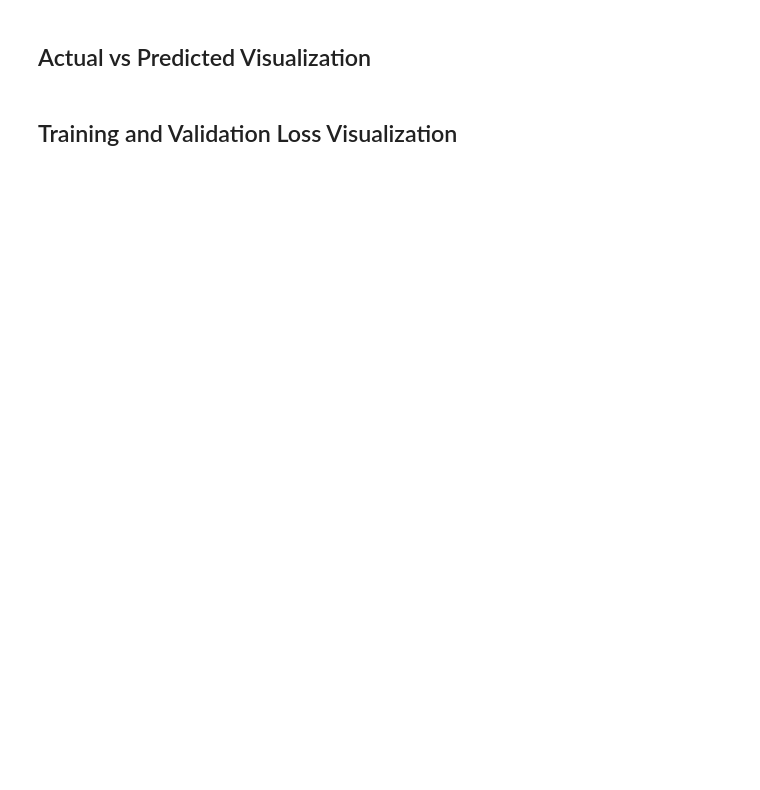
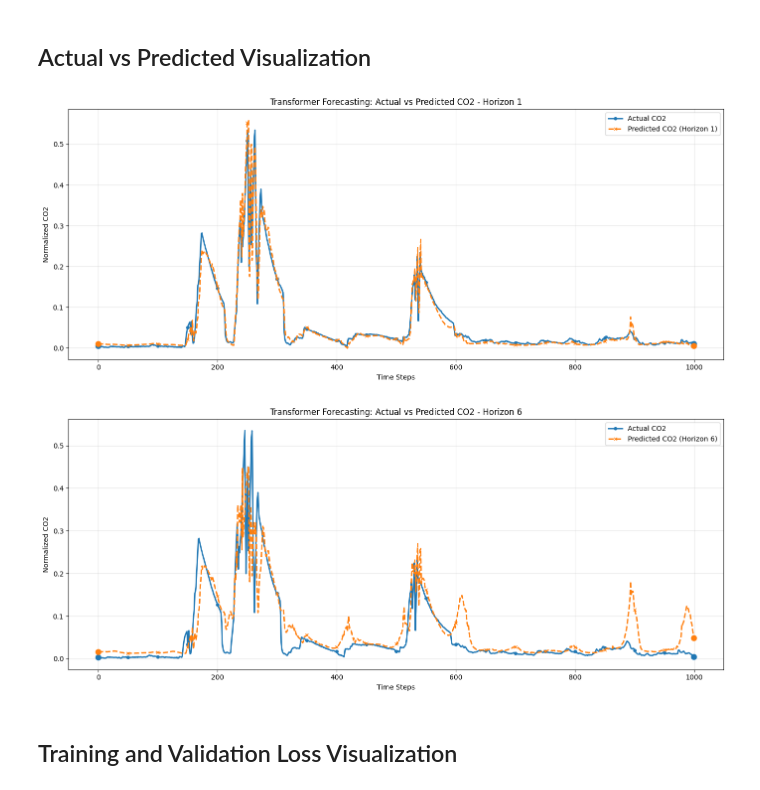
Before and after one commit to nid2709/TSA, a Jupyter notebook: notebooks/Transformer.ipynb, the cells around one changed output. Saved outputs shown, nothing was run; the diff lists cells and outputs as text; code cells hidden in the pictures; blank space fills up the shorter version.

```diff
--- a/notebooks/Transformer.ipynb
+++ b/notebooks/Transformer.ipynb
@@ -843,10 +867,11 @@ if predictions_2d.ndim == 1:
 
 horizon = predictions_2d.shape[1]
 
-# Actual CO2 is the real measured CO2 signal.
-# It stays the same signal; for each graph it is aligned to the selected prediction horizon.
-# If you change OUTPUT_LENGTH later, change this list also if needed.
-horizons_to_plot = [1, 6]
+# The actual target signal is aligned to the selected prediction horizon.
+horizons_to_plot = [1]
+
+if horizon > 1:
+    horizons_to_plot.append(horizon)
 
 for horizon_to_compare in horizons_to_plot:
 
@@ -859,18 +884,18 @@ for horizon_to_compare in horizons_to_plot:
         horizon_index = horizon_to_compare - 1
 
         # Actual values
-        actual_co2 = actual_2d[:, horizon_index]
+        actual_values = actual_2d[:, horizon_index]
 
         # Predicted values
-        predicted_co2 = predictions_2d[:, horizon_index]
+        predicted_values = predictions_2d[:, horizon_index]
 
-        plot_size = min(PLOT_SIZE, len(actual_co2), len(predicted_co2))
+        plot_size = min(PLOT_SIZE, len(actual_values), len(predicted_values))
         time_steps = np.arange(plot_size)
 
         plt.plot(
             time_steps,
-            actual_co2[:plot_size],
-            label="Actual CO2",
+            actual_values[:plot_size],
+            label=f"Actual {target_label}",
             linewidth=2,
             marker="o",
             markevery=50,
@@ -879,8 +904,8 @@ for horizon_to_compare in horizons_to_plot:
 
         plt.plot(
             time_steps,
-            predicted_co2[:plot_size],
-            label=f"Predicted CO2 (Horizon {horizon_to_compare})",
+            predicted_values[:plot_size],
+            label=f"Predicted {target_label} (Horizon {horizon_to_compare})",
             linewidth=2,
             linestyle="--",
             marker="x",
@@ -891,44 +916,47 @@ for horizon_to_compare in horizons_to_plot:
         # Highlight the first and last plotted points.
         plt.scatter(
             [time_steps[0], time_steps[-1]],
-            [actual_co2[:plot_size][0], actual_co2[:plot_size][-1]],
+            [actual_values[:plot_size][0], actual_values[:plot_size][-1]],
             s=60,
             zorder=5
         )
 
         plt.scatter(
             [time_steps[0], time_steps[-1]],
-            [predicted_co2[:plot_size][0], predicted_co2[:plot_size][-1]],
+            [predicted_values[:plot_size][0], predicted_values[:plot_size][-1]],
             s=60,
             zorder=5
         )
 
         # Plot formatting
-        plt.title(f"Transformer Forecasting: Actual vs Predicted CO2 - Horizon {horizon_to_compare}")
+        plt.title(f"Transformer Forecasting: Actual vs Predicted {target_label} - Horizon {horizon_to_compare}")
         plt.xlabel("Time Steps")
-        plt.ylabel("Normalized CO2")
+        plt.ylabel(f"Normalized {target_label}")
         plt.legend()
         plt.grid(True, alpha=0.35)
 
     else:
 
         # Plot formatting when the requested horizon is not available.
         plt.title(f"Horizon {horizon_to_compare} Not Available")
         plt.text(
             0.5,
             0.5,
             f"OUTPUT_LENGTH = {horizon}\nTrain with OUTPUT_LENGTH >= {horizon_to_compare}",
             ha="center",
             va="center",
             transform=plt.gca().transAxes,
             fontsize=12
         )
         plt.xlabel("Time Steps")
-        plt.ylabel("Normalized CO2")
+        plt.ylabel(f"Normalized {target_label}")
         plt.grid(True, alpha=0.35)
 
     plt.tight_layout()
     plt.show()
+# %% [output]
+[figure, added]
+[figure, added]
 # %% [markdown]
 ## Training and Validation Loss Visualization
 # %%
```
Also changed, not shown: parts of 33 cells of this notebook, 4 other files.
